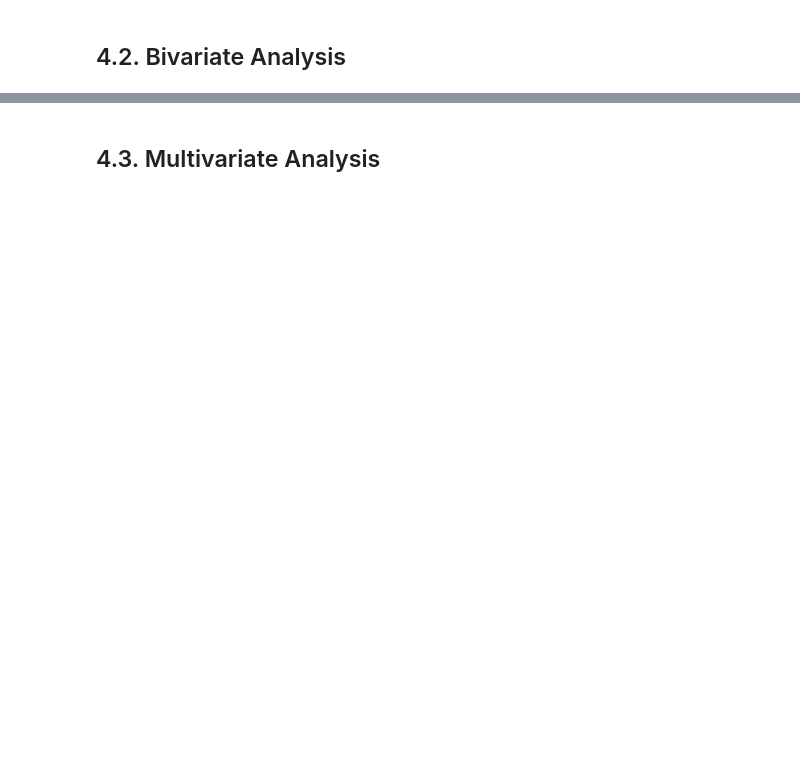
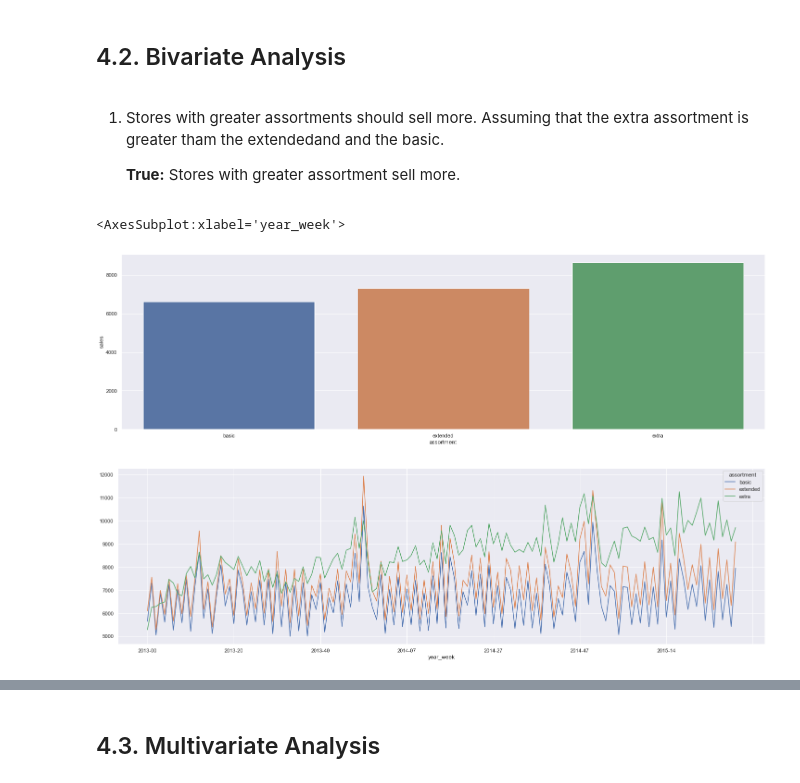
Before and after one commit to m4theus4ndr4de/regression-rossmann, a Jupyter notebook: store_sales_prediction.ipynb, the cells around one changed output, grey strips where cells are left out. Drawn from its saved outputs; the diff is of its cells as text; code cells hidden in the pictures; blank space fills up the shorter version.

```diff
--- a/store_sales_prediction.ipynb
+++ b/store_sales_prediction.ipynb
@@ -536,2 +520,16 @@ sns.kdeplot(df4[df4['assortment'] == 'extra']['sales'], label='extra', fill=True
 # %% [markdown]
 ## 4.2. Bivariate Analysis
+# %% [markdown]
+1. Stores with greater assortments should sell more. Assuming that the extra assortment is greater tham the extendedand and the basic.
+
+    **True:** Stores with greater assortment sell more.
+# %%
+aux1 = df4[['assortment', 'sales']].groupby('assortment').mean().reset_index()
+sns.barplot(x='assortment', y='sales', data=aux1);
+
+aux2 = df4[['assortment', 'sales', 'year_week']].groupby(['year_week', 'assortment']).mean().reset_index()
+aux2.pivot(index='year_week', columns='assortment', values='sales').plot()
+# %% [output]
+<AxesSubplot:xlabel='year_week'>
+[figure, added]
+[figure, added]
```
Also changed, not shown: parts of 13 cells of this notebook.
